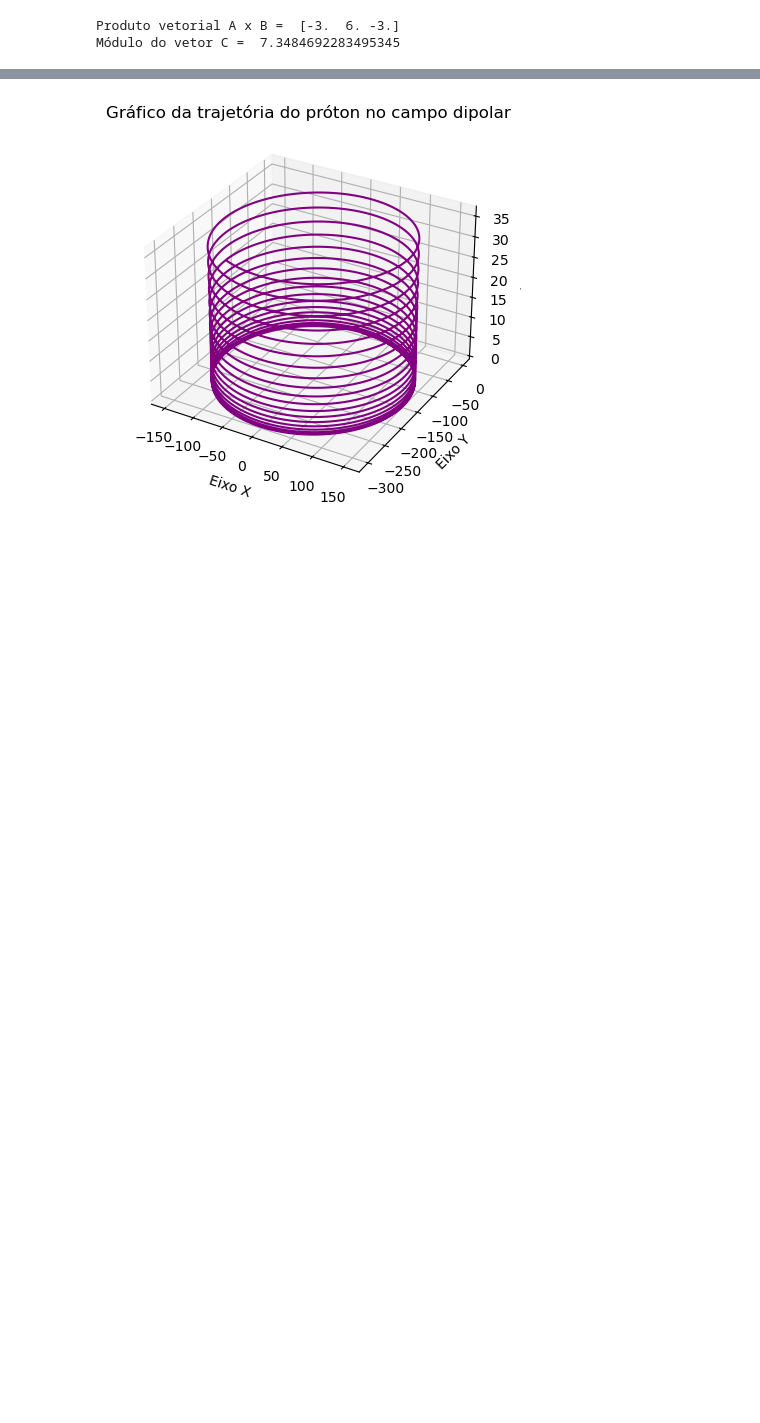
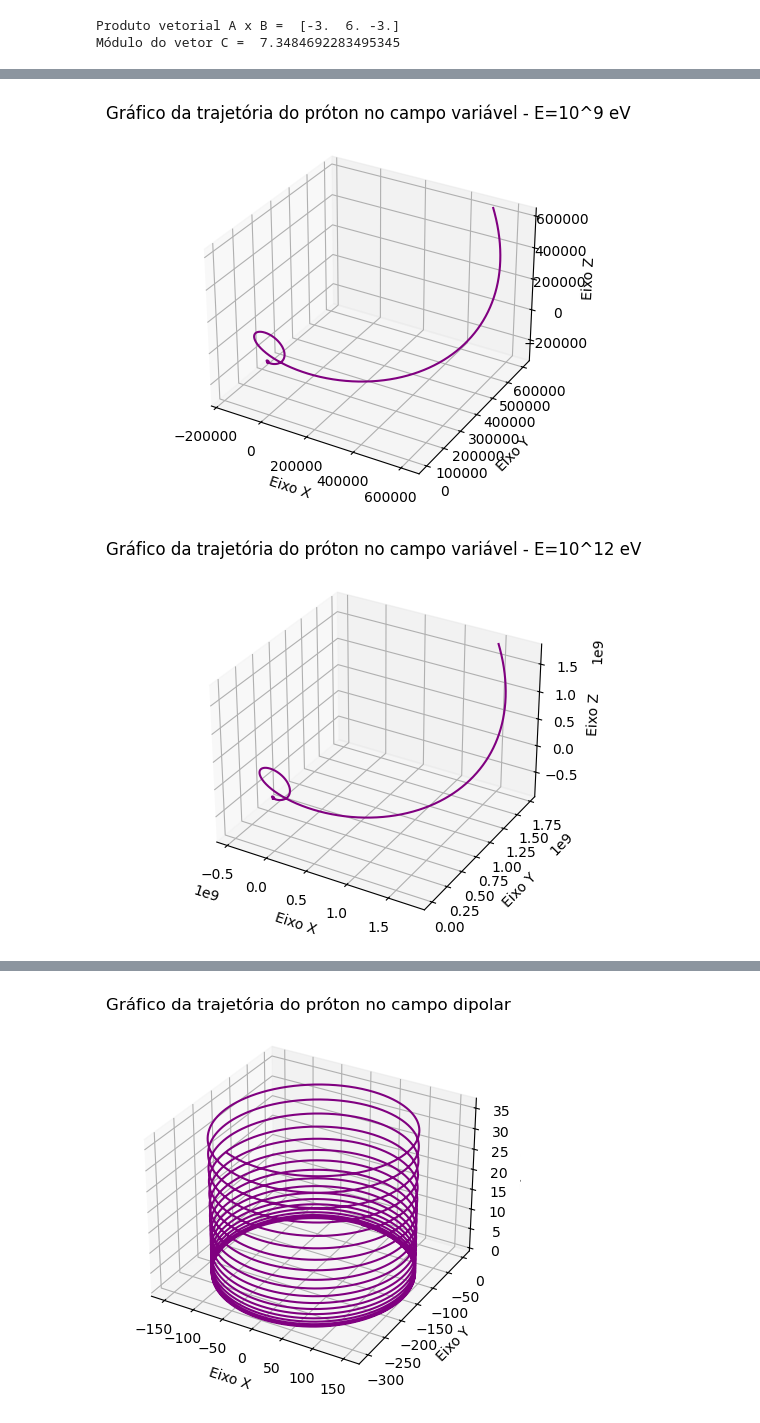
Before and after one commit to raissabaastos/Cosmic-Rays, a Jupyter notebook: CRs.ipynb, the cells around one changed output, grey strips where cells are left out. Saved outputs shown, nothing was run; the diff lists cells and outputs as text; code cells hidden in the pictures; blank space fills up the shorter version.

```diff
--- a/CRs.ipynb
+++ b/CRs.ipynb
@@ -556,0 +630,64 @@ plot_trajectory(df_proton, 'trajetória do próton no campo dipolar')
+# %%
+# trajetorias do proton no campo variável para diferentes energias
+
+q=1*e
+m=mp
+r0=[0.0,0.0,0.0]
+E = 10**9 # eV
+r0=[0.0,0.0,0.0]
+v0=Energy_to_velocity(E, m, np.array([1.0, 1.0, 1.0]))
+B0=[0.0,1E-4,0.0]
+df_proton = main(q, m, r0, v0, B0)
+#print(df_proton)
+plot_trajectory(df_proton, 'trajetória do próton no campo variável - E=10^9 eV')
+
+
+q=1*e
+m=mp
+r0=[0.0,0.0,0.0]
+E = 10**12 # eV
+r0=[0.0,0.0,0.0]
+v0=Energy_to_velocity(E, m, np.array([1.0, 1.0, 1.0]))
+B0=[0.0,1E-4,0.0]
+df_proton = main(q, m, r0, v0, B0)
+#print(df_proton)
+plot_trajectory(df_proton, 'trajetória do próton no campo variável - E=10^12 eV')
+
+
+q=1*e
+m=mp
+r0=[0.0,0.0,0.0]
+E = 10**14 # eV
+r0=[0.0,0.0,0.0]
+v0=Energy_to_velocity(E, m, np.array([1.0, 1.0, 1.0]))
+B0=[0.0,1E-4,0.0]
+df_proton = main(q, m, r0, v0, B0)
+#print(df_proton)
+plot_trajectory(df_proton, 'trajetória do próton no campo variável - E=10^14 eV')
+
+
+q=1*e
+m=mp
+r0=[0.0,0.0,0.0]
+E = 10**15 # eV
+r0=[0.0,0.0,0.0]
+v0=Energy_to_velocity(E, m, np.array([1.0, 1.0, 1.0]))
+B0=[0.0,1E-4,0.0]
+df_proton = main(q, m, r0, v0, B0)
+#print(df_proton)
+plot_trajectory(df_proton, 'trajetória do próton no campo variável - E=10^15 eV')
+
+
+q=1*e
+m=mp
+r0=[0.0,0.0,0.0]
+E = 10**16 # eV
+r0=[0.0,0.0,0.0]
+v0=Energy_to_velocity(E, m, np.array([1.0, 1.0, 1.0]))
+B0=[0.0,1E-4,0.0]
+df_proton = main(q, m, r0, v0, B0)
+#print(df_proton)
+plot_trajectory(df_proton, 'trajetória do próton no campo variável - E=10^16 eV')
+# %% [output]
+[figure, added]
+[figure, added]
```
Also changed, not shown: parts of 11 cells of this notebook.
